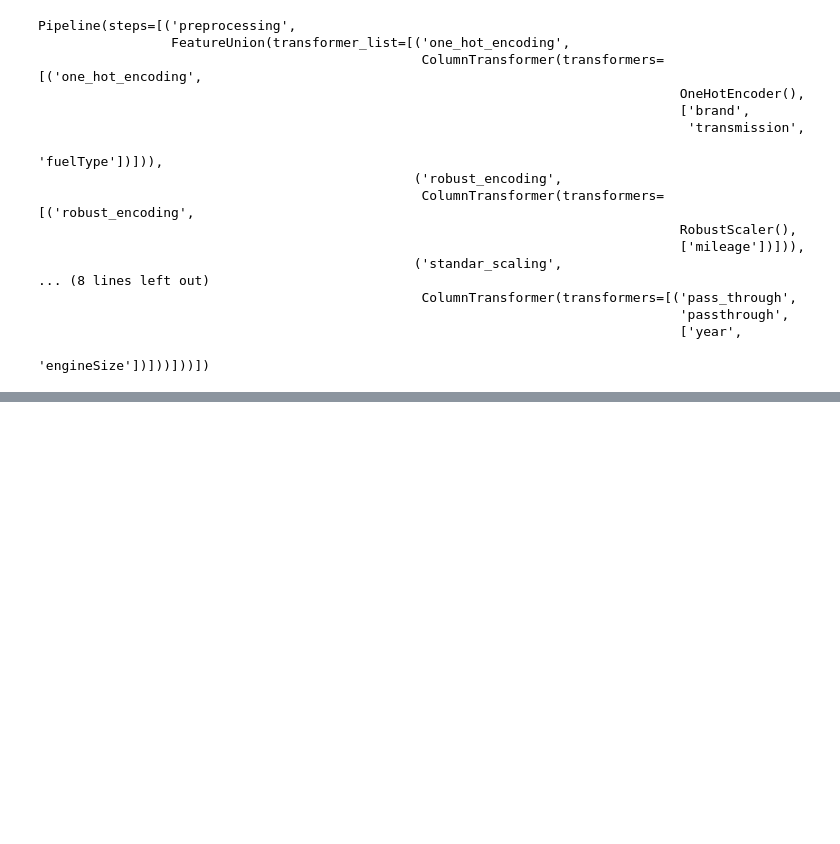
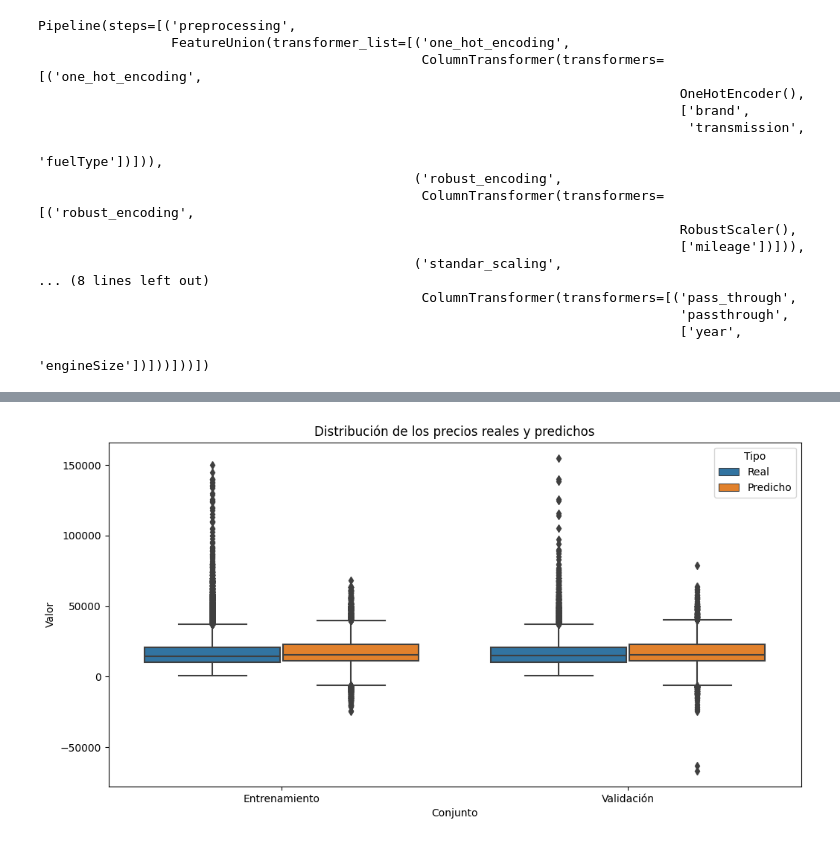
Before and after one commit to pablovanegas/price_predicting, a Jupyter notebook: prince_prediction_secondhand_car.ipynb, the cells around one changed output, grey strips where cells are left out. Saved outputs shown, nothing was run; the diff lists cells and outputs as text; code cells hidden in the pictures; blank space fills up the shorter version.

```diff
--- a/prince_prediction_secondhand_car.ipynb
+++ b/prince_prediction_secondhand_car.ipynb
@@ -525,0 +593,17 @@ Programa simulacion para modelar el # de bebidas calientes que vende la maquina
+# %%
+import seaborn as sns
+
+# Dataframe con precios reales y predichos
+df_preds = pd.DataFrame({
+    'Real': np.concatenate([train['price'], val['price']]),
+    'Predicho': np.concatenate([train_preds, val_preds]),
+    'Conjunto': ['Entrenamiento']*len(train) + ['Validación']*len(val)
+})
+
+# Gráfico de caja
+plt.figure(figsize=(12, 6))
+sns.boxplot(x='Conjunto', y='Valor', hue='Tipo', data=df_preds.melt(id_vars='Conjunto', var_name='Tipo', value_name='Valor'))
+plt.title('Distribución de los precios reales y predichos')
+plt.show(block=True)
+# %% [output]
+[figure, added]
```
Also changed, not shown: parts of 35 cells of this notebook, 5 other files.
